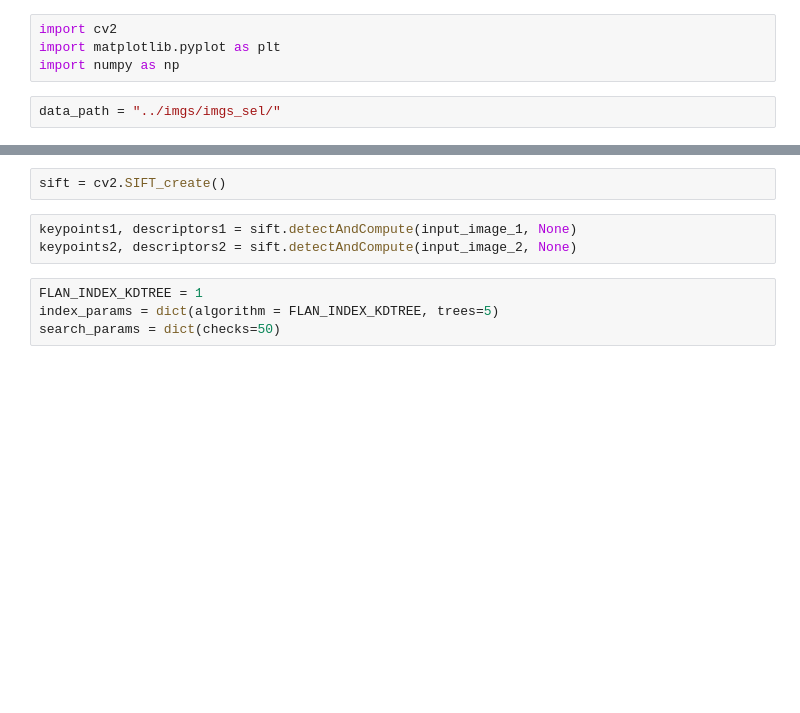
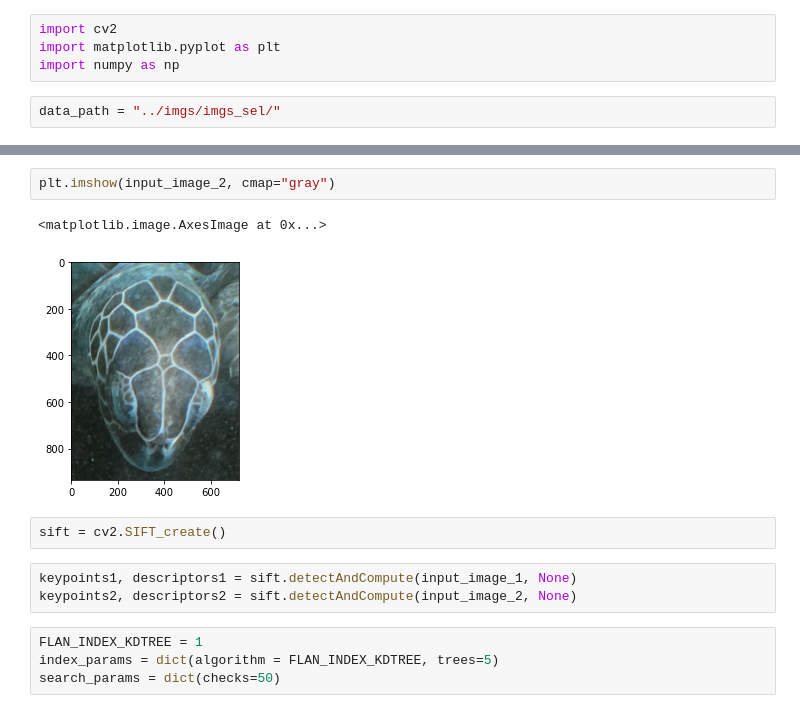
Before and after one commit to UFRJ-Analytica/hacking-rio-2022-time-1, a Jupyter notebook: notebooks/face_recognition/sift.ipynb, the cells around one changed output, grey strips where cells are left out. Drawn from its saved outputs; the diff is of its cells as text; blank space fills up the shorter version.

```diff
--- a/notebooks/face_recognition/sift.ipynb
+++ b/notebooks/face_recognition/sift.ipynb
@@ -22,3 +29,8 @@ input_image_2 = img_gray2
+# %%
+plt.imshow(input_image_2, cmap="gray")
+# %% [output]
+<matplotlib.image.AxesImage at 0x...>
+[figure, added]
 # %%
 sift = cv2.SIFT_create()
 # %%
```
Also changed, not shown: parts of 7 cells of this notebook, 4 other files.
